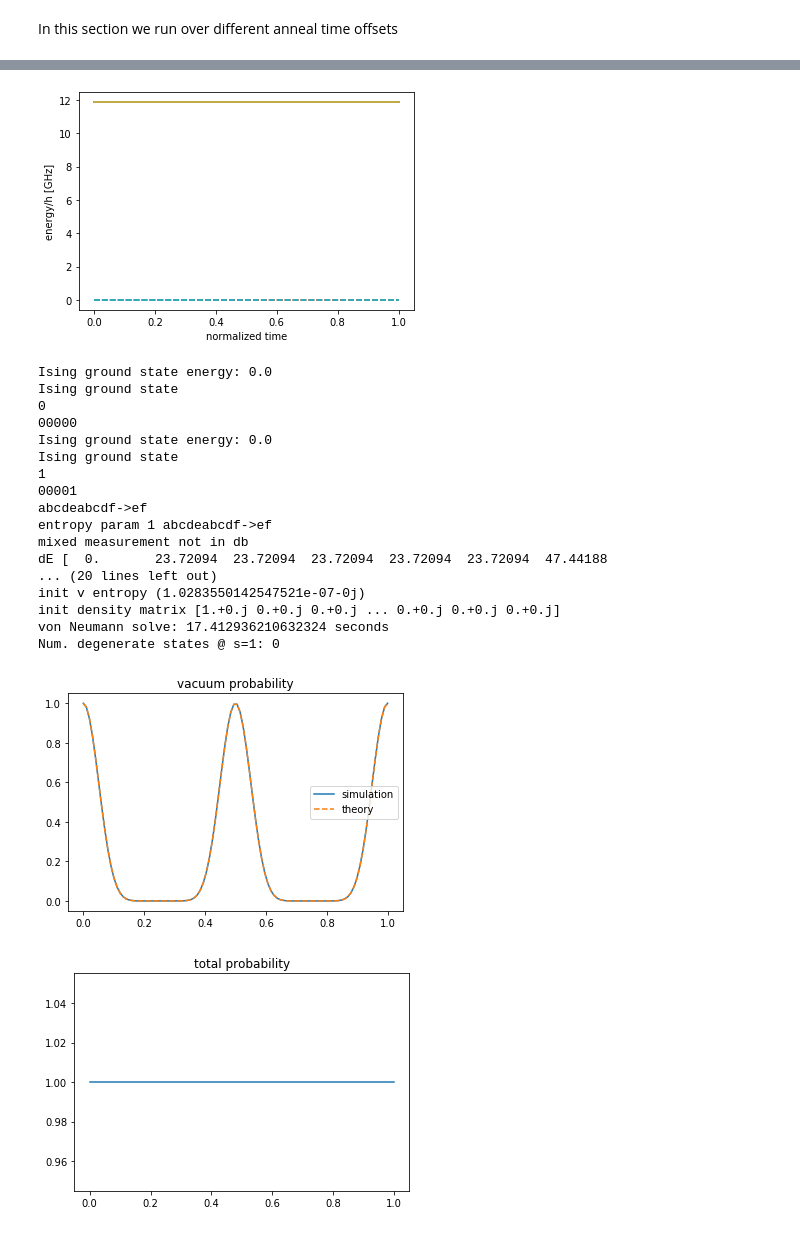
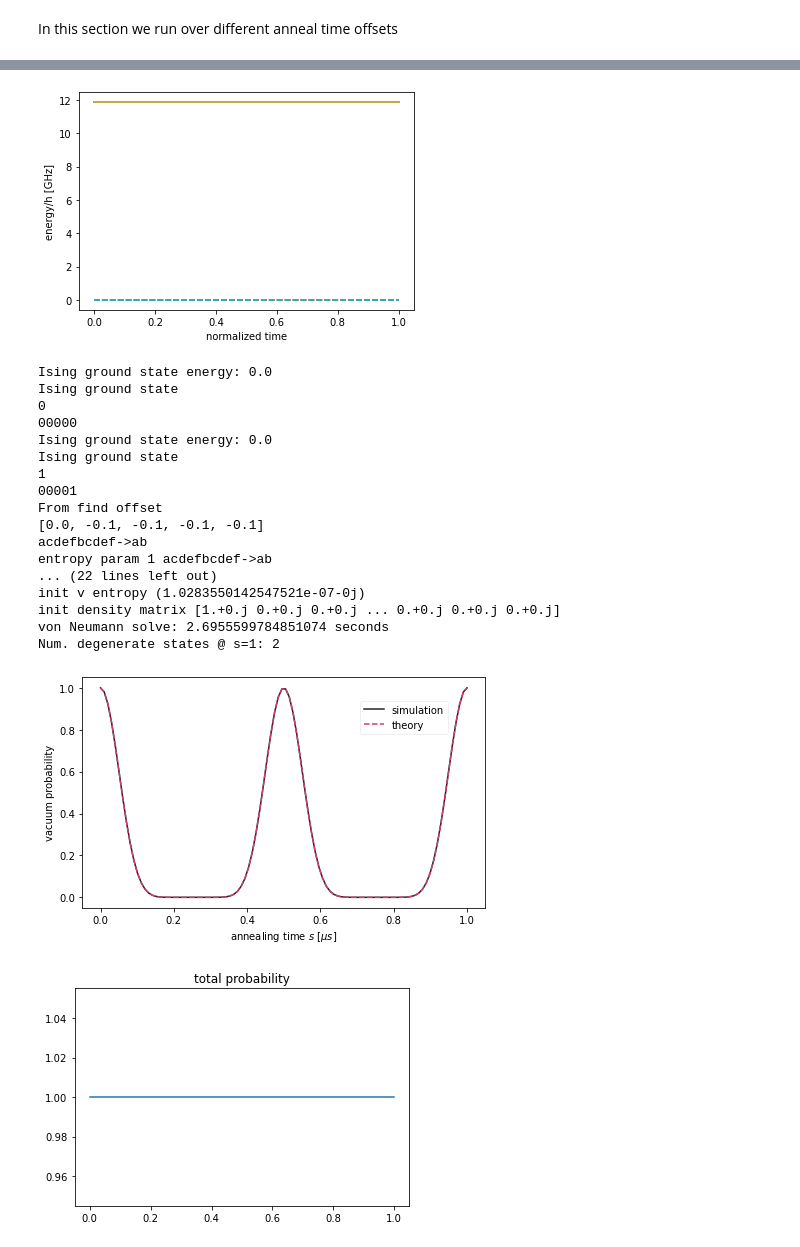
Before and after one commit to cchang5/quantum_linear_programming, a Jupyter notebook: notebooks/tdse_unittest.ipynb, the cells around one changed output, grey strips where cells are left out. Drawn from its saved outputs; the diff is of its cells as text; code cells hidden in the pictures.

Commit message:
clean up plots

```diff
--- a/notebooks/tdse_unittest.ipynb
+++ b/notebooks/tdse_unittest.ipynb
@@ -22,3 +24,22 @@ from qlp.tdse import TDSE, embed_qubo_example, convert_params, add_jchaos
 from qlpdb.tdse.models import Tdse
 
 import time
+# %%
+OFFSETS = 0.01 * (np.arange(11) - 5)
+OFFSET_COLORS = sns.diverging_palette(0, 255, l=50, center="dark", n=11)
+OFFSET_COLORS2 = sns.diverging_palette(51, 204, l=50, center="dark", n=11)
+OFFSET_COLORS3 = sns.diverging_palette(102, 153, l=50, center="dark", n=11)
+
+OFFSET_MAP = dict(zip(OFFSETS, OFFSET_COLORS))
+OFFSET_MAP2 = dict(zip(OFFSETS, OFFSET_COLORS2))
+OFFSET_MAP3 = dict(zip(OFFSETS, OFFSET_COLORS3))
+
+OFFSET_CMAP = ListedColormap(OFFSET_COLORS)
+sns.palplot(OFFSET_COLORS)
+sns.palplot(OFFSET_COLORS2)
+sns.palplot(OFFSET_COLORS3)
+
+p = dict()
+p["figsize"] = (7, 4)
+p["aspect_ratio"] = [0.15, 0.15, 0.8, 0.8]
+p["textargs"] = {"fontsize": 10}
@@ -91,7 +108,7 @@ normalized_time = [0, 1]  # make larger range for complete offsets
 
 # assume annealing_time unit in microsecond and energy unit in Ghz
 def energyscaleconversion(annealing_time):
-    return annealing_time * 1000.0 *(2.0 * np.pi)
+    return annealing_time * 1000.0 * (2.0 * np.pi)
 
 
 energyscale = energyscaleconversion(annealing_time)
@@ -99,8 +116,6 @@ ising_params = {
     "Jij": [list(row) for row in Jij],
     "hi": list(hi),
     "c": c,
-    "Jij_exact": [list(row) for row in Jij_exact],
-    "hi_exact": list(hi_exact),
     "energyscale": energyscale,
     "qubo_constant": qubo_constant,
     "penalty": penalty,
@@ -128,7 +143,7 @@ fill_value = "extrapolate"
 Parameters to solve the ODE. See also `scipy.integrate.solve_ivp`.
 # %%
 solver_params = dict()
-solver_params["method"] = "BDF"
+solver_params["method"] = "RK45"
 solver_params["rtol"] = 1e-6
 solver_params["atol"] = 1e-7
 # %% [markdown]
@@ -148,6 +163,8 @@ pure_tdse = False
 mixed_tdse = True
 temp = 0.04799*11.86/(2.0*np.pi)
 gamma = 0.0
+temp_local = 0.04799*11.86/(2.0*np.pi)
+gamma_local = 0
 # %% [markdown]
 ## Output parameters
 # %% [markdown]
@@ -182,6 +199,7 @@ for offset_min in offset_min_list:
         "normalized_time": normalized_time,
         "offset": offset,
         "hi_for_offset": hi_for_offset,
+        "embedding": embedding,
         "offset_min": offset_min,
         "offset_range": offset_range,
         "fill_value": fill_value,
@@ -226,6 +244,7 @@ for offset_min in offset_min_list:
         wave_params["type"] = "mixed"
         wave_params["temp"] = temp
         wave_params["gamma"] = gamma
+        wave_params["gamma_local"] = gamma_local
         wave_params["initial_wavefunction"] = initial_wavefunction
         if not skip_db:
             query = Tdse.objects.filter(
@@ -240,7 +259,7 @@ for offset_min in offset_min_list:
         if not query:
             print("mixed measurement not in db")
             # initial density matrix
-            rho = tdse.init_densitymatrix(temp, initial_wavefunction, debug=debug)
+            rho = tdse.init_densitymatrix(temp, temp_local, initial_wavefunction, debug=debug)
 
             dE=np.asarray([-5,-3,-3,-3,-3,-3,-1,-1,-1,-1,-1,-1,-1,-1,-1,-1,1,1,1,1,1,1,1,1,1,1,3,3,3,3,3,5])
             dE=dE+5.0
@@ -253,6 +272,7 @@ for offset_min in offset_min_list:
             rho=rho*(1+0j)
             rhodim=int(np.sqrt(len(rho)))
             tdse.gamma=gamma
+            tdse.gamma_local=gamma_local
 
             print('init v entropy',tdse.vonNeumann_entropy(rho, reg))
             print('init density matrix',rho)
@@ -347,11 +367,14 @@ for offset_min in offset_min_list:
         #plt.title("mixed probability")
         #print(f"Mixed Final Prob: {prob[-1]}")
         # plot overlap with vacuum state.
-        plt.figure("vacuum prob")
-        plt.plot(sol.t, zeroprob, sol.t, (np.cos(2.0*np.pi*sol.t))**10,"--")
-        plt.legend(["simulation","theory"])
-        plt.title("vacuum probability")
-
+        fig = plt.figure("vacuum prob", figsize=p["figsize"])
+        ax = plt.axes([0.15, 0.15, 0.8, 0.8])
+        ax.errorbar(x=sol.t, y=zeroprob, ls="-", color=OFFSET_MAP[0.0], label="simulation")
+        ax.errorbar(x=sol.t, y=(np.cos(2.0*np.pi*sol.t))**10, ls='--', color=OFFSET_MAP[-0.05], label="theory")
+        ax.legend(bbox_to_anchor=(0.9, 0.9, 0.02, 0.02), fancybox=True, shadow=False, frameon=True, framealpha=0.3)
+        ax.set_xlabel("annealing time $s$ $[\mu s]$", p["textargs"])
+        ax.set_ylabel("vacuum probability", p["textargs"])
+        fig.savefig("../paper/new_figures/vacuum_probability.pdf", transparent=True)
 
         # plot total probability.
         plt.figure("total prob")
@@ -441,22 +466,22 @@ Init TDSE: 0.023577213287353516 seconds
 [figure]
 Ising ground state energy: 0.0
 Ising ground state
 0
 00000
 Ising ground state energy: 0.0
 Ising ground state
 1
 00001
-abcdeabcdf->ef
-entropy param 1 abcdeabcdf->ef
-mixed measurement not in db
-dE [  0.       23.72094  23.72094  23.72094  23.72094  23.72094  47.44188
-... (20 lines left out)
+From find offset
+[0.0, -0.1, -0.1, -0.1, -0.1]
+acdefbcdef->ab
+entropy param 1 acdefbcdef->ab
+... (22 lines left out)
 init v entropy (1.0283550142547521e-07-0j)
 init density matrix [1.+0.j 0.+0.j 0.+0.j ... 0.+0.j 0.+0.j 0.+0.j]
-von Neumann solve: 17.412936210632324 seconds
-Num. degenerate states @ s=1: 0
+von Neumann solve: 2.6955599784851074 seconds
+Num. degenerate states @ s=1: 2
-[figure, old version]
+[figure, new version]
 [figure]
 # %%
 
```
Also changed, not shown: parts of 26 cells of this notebook, 11 other files.
